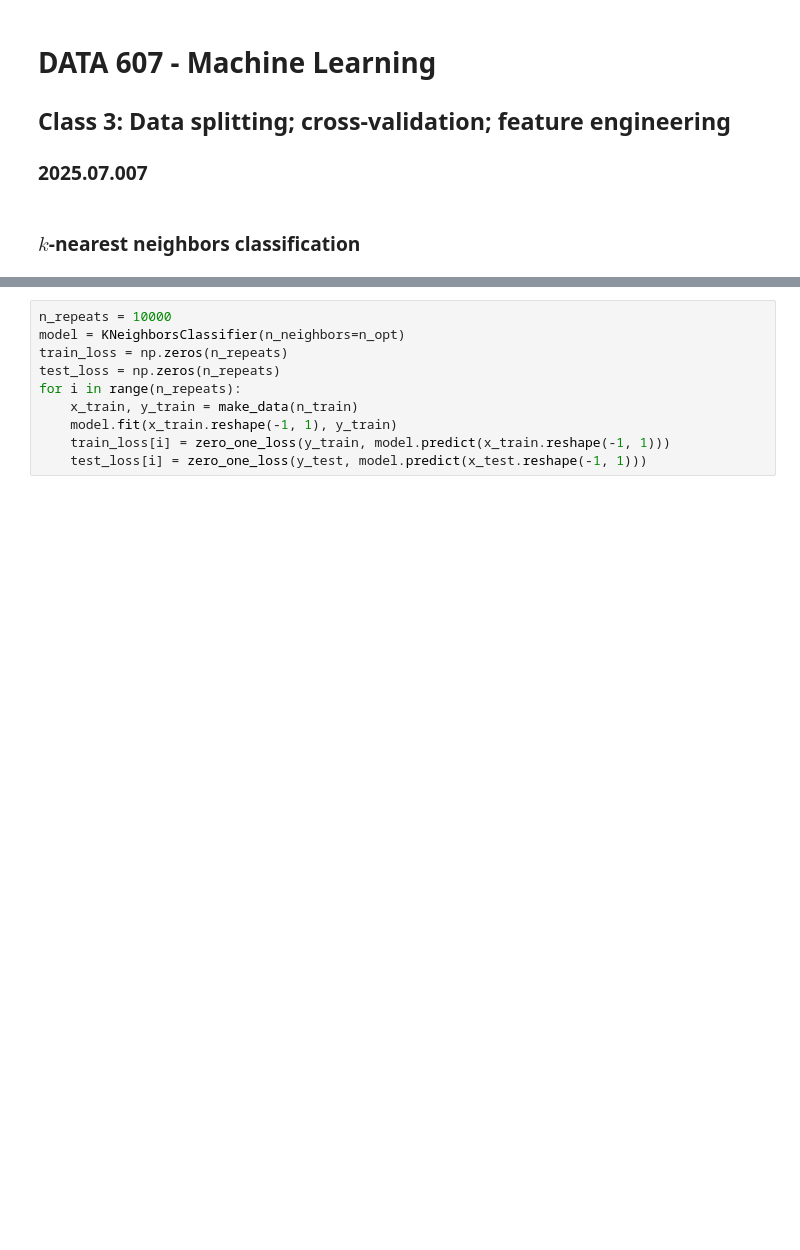
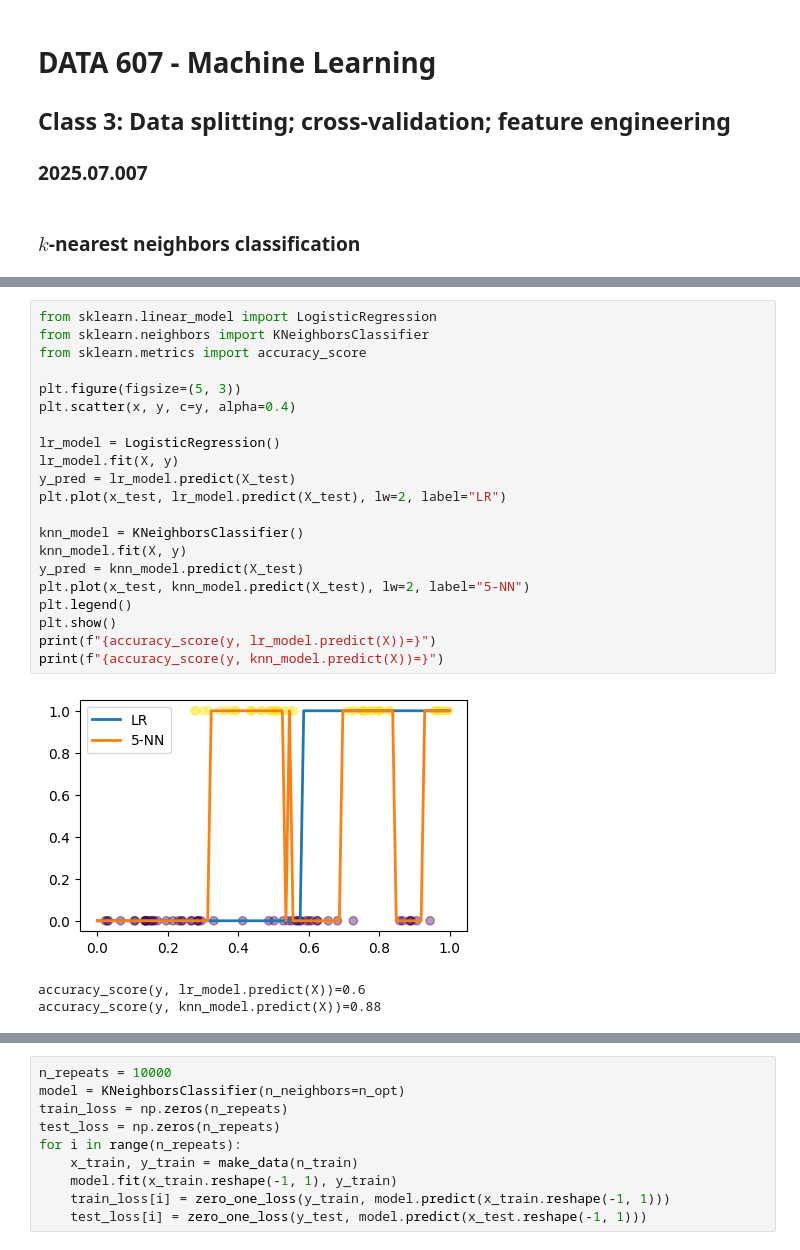
Before and after one commit to mgreenbe/DATA607S2025, a Jupyter notebook: lecture03.ipynb, the cells around one changed output, grey strips where cells are left out. Cells and saved outputs as stored; diff of their text form; blank space fills up the shorter version.

```diff
--- a/lecture03.ipynb
+++ b/lecture03.ipynb
@@ -38,3 +38,28 @@ plt.show()
+# %%
+from sklearn.linear_model import LogisticRegression
+from sklearn.neighbors import KNeighborsClassifier
+from sklearn.metrics import accuracy_score
+
+plt.figure(figsize=(5, 3))
+plt.scatter(x, y, c=y, alpha=0.4)
+
+lr_model = LogisticRegression()
+lr_model.fit(X, y)
+y_pred = lr_model.predict(X_test)
+plt.plot(x_test, lr_model.predict(X_test), lw=2, label="LR")
+
+knn_model = KNeighborsClassifier()
+knn_model.fit(X, y)
+y_pred = knn_model.predict(X_test)
+plt.plot(x_test, knn_model.predict(X_test), lw=2, label="5-NN")
+plt.legend()
+plt.show()
+print(f"{accuracy_score(y, lr_model.predict(X))=}")
+print(f"{accuracy_score(y, knn_model.predict(X))=}")
+# %% [output]
+[figure, added]
+accuracy_score(y, lr_model.predict(X))=0.6
+accuracy_score(y, knn_model.predict(X))=0.88
 # %%
 from sklearn.neighbors import KNeighborsClassifier
 from sklearn.metrics import zero_one_loss
```
Also changed, not shown: parts of 12 cells of this notebook.
